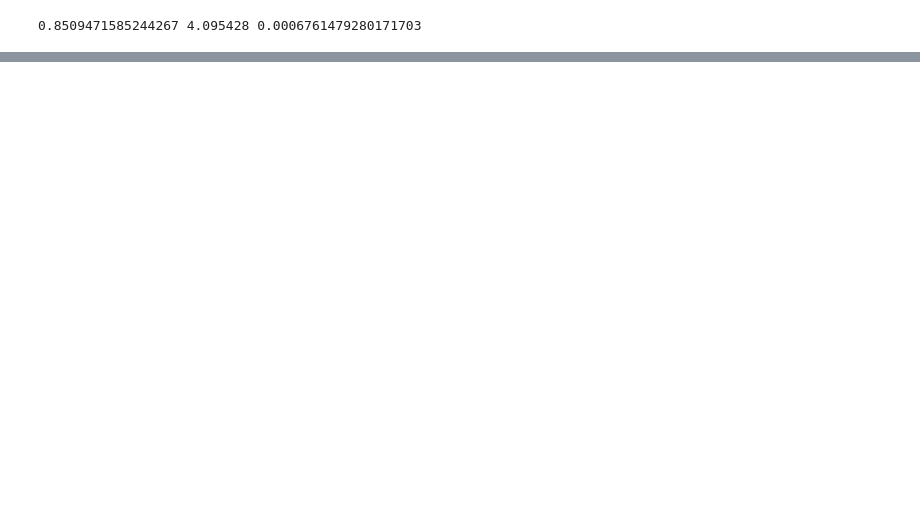
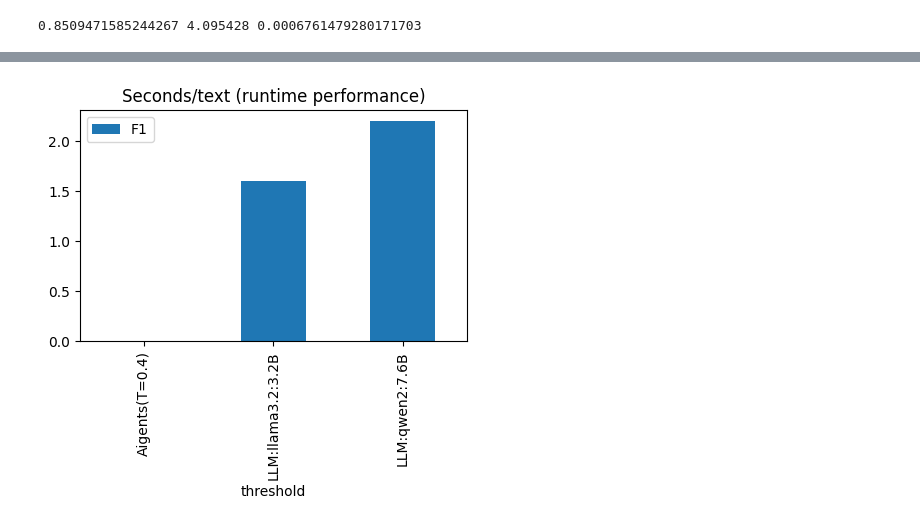
Before and after one commit to aigents/pygents, a Jupyter notebook: notebooks/nlp/distortions/distortions_joint_binary.ipynb, the cells around one changed output, grey strips where cells are left out. Cells and saved outputs as stored; diff of their text form; code cells hidden in the pictures; blank space fills up the shorter version.

```diff
--- a/notebooks/nlp/distortions/distortions_joint_binary.ipynb
+++ b/notebooks/nlp/distortions/distortions_joint_binary.ipynb
@@ -283,0 +288,4 @@ print(f1,delta.total_seconds(),delta.total_seconds()/len(df3))
+# %%
+plot_dict_bars({"Aigents(T=0.4)":0.0007,"LLM:llama3.2:3.2B":1.6,"LLM:qwen2:7.6B":2.2}, labels="threshold", values="F1", title=f"Seconds/text (runtime performance)")
+# %% [output]
+[figure, added]
```
Also changed, not shown: parts of 2 cells of this notebook, 1 other file.
